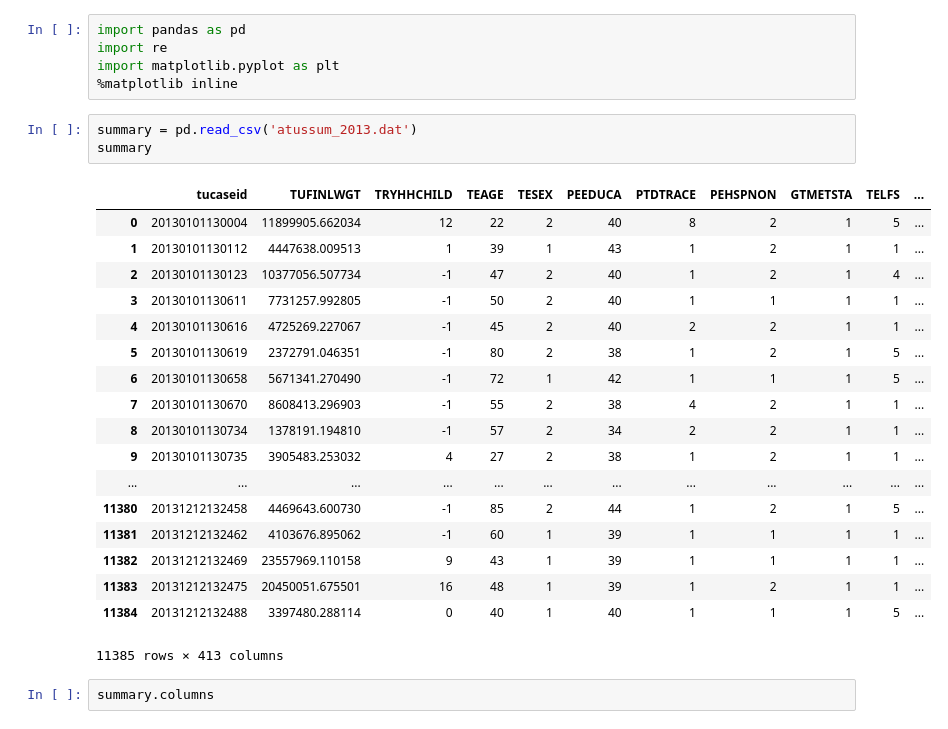
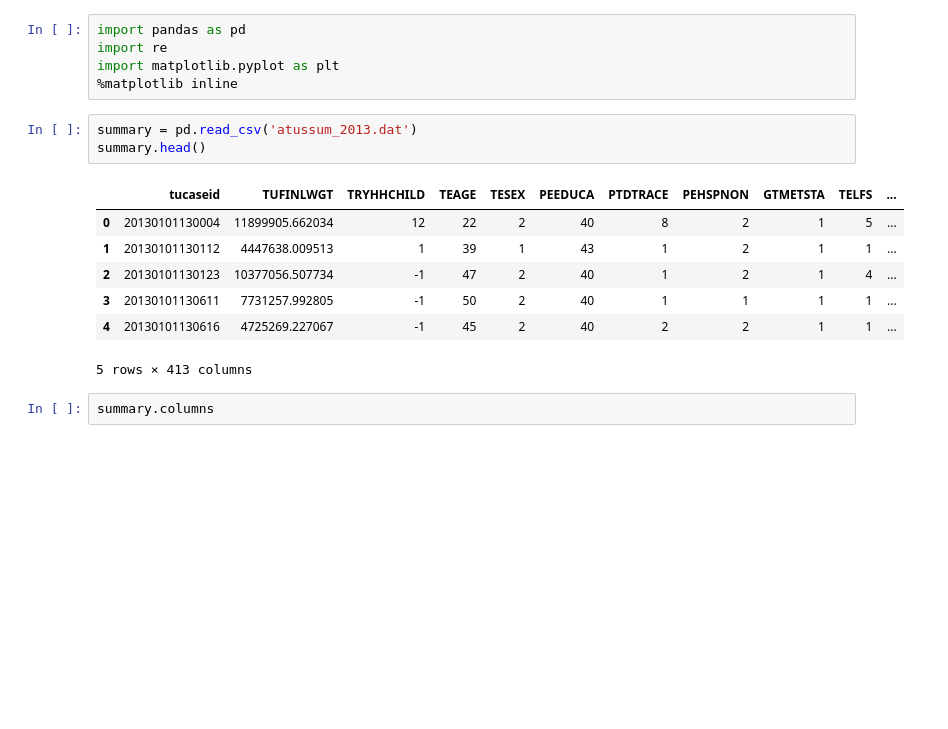
Before and after one commit to tiy-gvl-python/atus-analysis, a Jupyter notebook: Atus_Analysis.ipynb, the cells around one changed output. Saved outputs shown, nothing was run; the diff lists cells and outputs as text; blank space fills up the shorter version.

```diff
--- a/Atus_Analysis.ipynb
+++ b/Atus_Analysis.ipynb
@@ -5,26 +5,15 @@ import matplotlib.pyplot as plt
 %matplotlib inline
 # %%
 summary = pd.read_csv('atussum_2013.dat')
-summary
+summary.head()
 # %% [output]
 |  | tucaseid | TUFINLWGT | TRYHHCHILD | TEAGE | TESEX | PEEDUCA | PTDTRACE | PEHSPNON | GTMETSTA | TELFS | ... |
 | 0 | 20130101130004 | 11899905.662034 | 12 | 22 | 2 | 40 | 8 | 2 | 1 | 5 | ... |
 | 1 | 20130101130112 | 4447638.009513 | 1 | 39 | 1 | 43 | 1 | 2 | 1 | 1 | ... |
 | 2 | 20130101130123 | 10377056.507734 | -1 | 47 | 2 | 40 | 1 | 2 | 1 | 4 | ... |
 | 3 | 20130101130611 | 7731257.992805 | -1 | 50 | 2 | 40 | 1 | 1 | 1 | 1 | ... |
 | 4 | 20130101130616 | 4725269.227067 | -1 | 45 | 2 | 40 | 2 | 2 | 1 | 1 | ... |
-| 5 | 20130101130619 | 2372791.046351 | -1 | 80 | 2 | 38 | 1 | 2 | 1 | 5 | ... |
-| 6 | 20130101130658 | 5671341.270490 | -1 | 72 | 1 | 42 | 1 | 1 | 1 | 5 | ... |
-| 7 | 20130101130670 | 8608413.296903 | -1 | 55 | 2 | 38 | 4 | 2 | 1 | 1 | ... |
-| 8 | 20130101130734 | 1378191.194810 | -1 | 57 | 2 | 34 | 2 | 2 | 1 | 1 | ... |
-| 9 | 20130101130735 | 3905483.253032 | 4 | 27 | 2 | 38 | 1 | 2 | 1 | 1 | ... |
-| ... | ... | ... | ... | ... | ... | ... | ... | ... | ... | ... | ... |
-| 11380 | 20131212132458 | 4469643.600730 | -1 | 85 | 2 | 44 | 1 | 2 | 1 | 5 | ... |
-| 11381 | 20131212132462 | 4103676.895062 | -1 | 60 | 1 | 39 | 1 | 1 | 1 | 1 | ... |
-| 11382 | 20131212132469 | 23557969.110158 | 9 | 43 | 1 | 39 | 1 | 1 | 1 | 1 | ... |
-| 11383 | 20131212132475 | 20450051.675501 | 16 | 48 | 1 | 39 | 1 | 2 | 1 | 1 | ... |
-| 11384 | 20131212132488 | 3397480.288114 | 0 | 40 | 1 | 40 | 1 | 1 | 1 | 5 | ... |
-11385 rows × 413 columns
+5 rows × 413 columns
 # %%
 summary.columns
 # %% [output]
```
Also changed, not shown: parts of 26 cells of this notebook, 2 other files.
